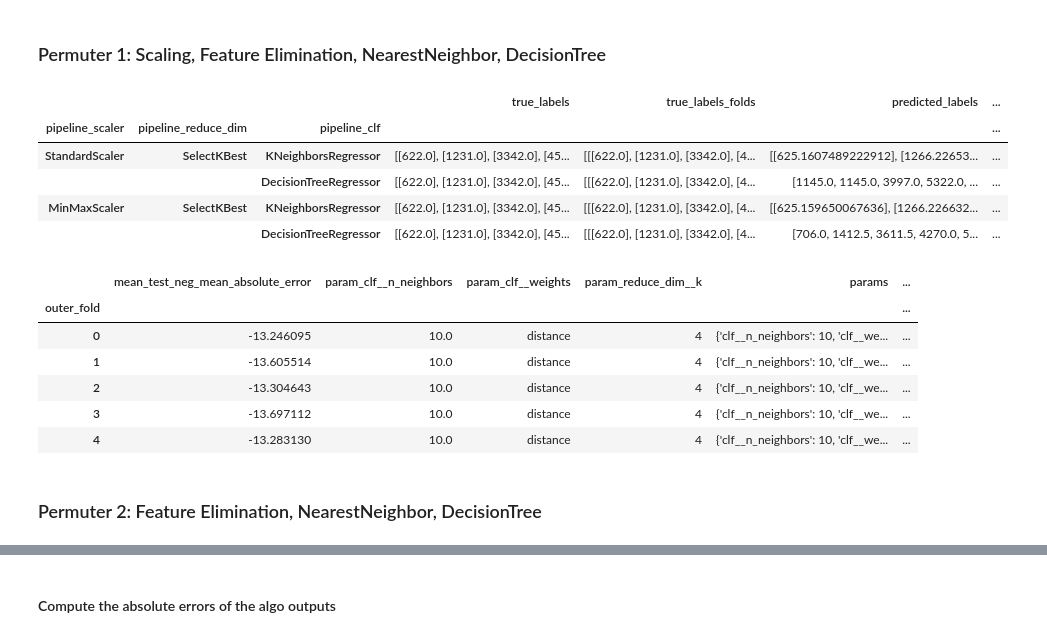
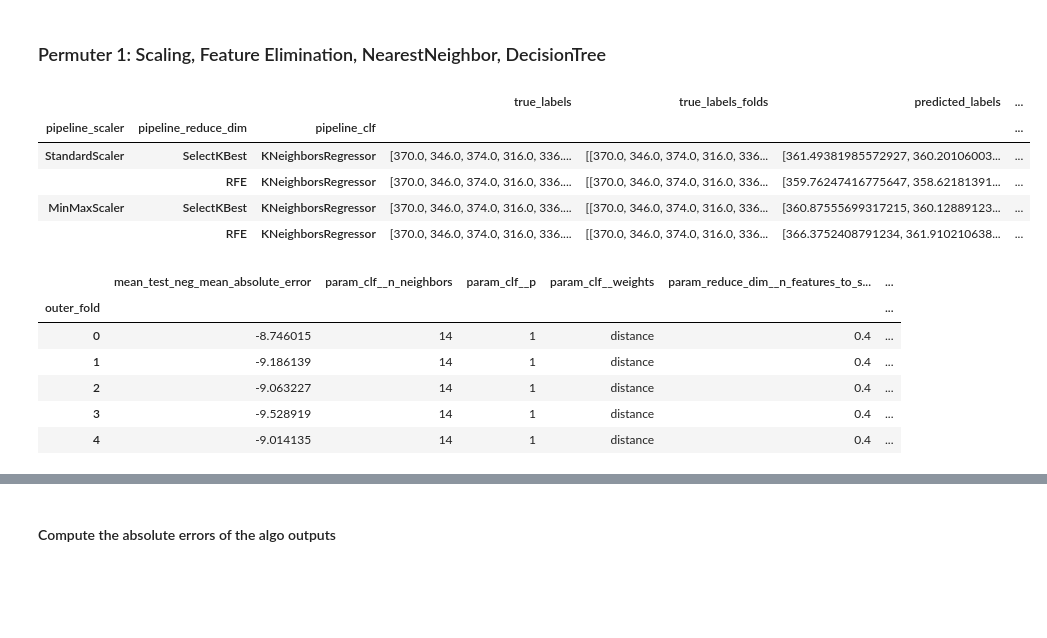
Before and after one commit to empkins/pepbench, a Jupyter notebook: experiments/pep_algorithm_benchmarking/notebooks/ML_analysis/EvaluateModelPerformance.ipynb, the cells around one changed output, grey strips where cells are left out. Saved outputs shown, nothing was run; the diff lists cells and outputs as text; code cells hidden in the pictures; blank space fills up the shorter version.

```diff
--- a/experiments/pep_algorithm_benchmarking/notebooks/ML_analysis/EvaluateModelPerformance.ipynb
+++ b/experiments/pep_algorithm_benchmarking/notebooks/ML_analysis/EvaluateModelPerformance.ipynb
@@ -25,24 +28,22 @@ data_path = Path("../../results/train_test_data")
 # %% [markdown]
 ### Permuter 1: Scaling, Feature Elimination, NearestNeighbor, DecisionTree
 # %%
-permuter1 = SklearnPipelinePermuter.from_pickle(model_path.joinpath("Feature_Elimination_NN_DT_MAE_all_algos.pkl"))
+permuter1 = SklearnPipelinePermuter.from_pickle(model_path.joinpath("KNeighbors.pkl"))
 permuter1.metric_summary()
 # %% [output]
 |  |  |  | true_labels | true_labels_folds | predicted_labels | ... |
 | pipeline_scaler | pipeline_reduce_dim | pipeline_clf |  |  |  | ... |
-| StandardScaler | SelectKBest | KNeighborsRegressor | [[622.0], [1231.0], [3342.0], [45... | [[[622.0], [1231.0], [3342.0], [4... | [[625.1607489222912], [1266.22653... | ... |
-|  |  | DecisionTreeRegressor | [[622.0], [1231.0], [3342.0], [45... | [[[622.0], [1231.0], [3342.0], [4... | [1145.0, 1145.0, 3997.0, 5322.0, ... | ... |
-| MinMaxScaler | SelectKBest | KNeighborsRegressor | [[622.0], [1231.0], [3342.0], [45... | [[[622.0], [1231.0], [3342.0], [4... | [[625.159650067636], [1266.226632... | ... |
-|  |  | DecisionTreeRegressor | [[622.0], [1231.0], [3342.0], [45... | [[[622.0], [1231.0], [3342.0], [4... | [706.0, 1412.5, 3611.5, 4270.0, 5... | ... |
+| StandardScaler | SelectKBest | KNeighborsRegressor | [370.0, 346.0, 374.0, 316.0, 336.... | [[370.0, 346.0, 374.0, 316.0, 336... | [361.49381985572927, 360.20106003... | ... |
+|  | RFE | KNeighborsRegressor | [370.0, 346.0, 374.0, 316.0, 336.... | [[370.0, 346.0, 374.0, 316.0, 336... | [359.76247416775647, 358.62181391... | ... |
+| MinMaxScaler | SelectKBest | KNeighborsRegressor | [370.0, 346.0, 374.0, 316.0, 336.... | [[370.0, 346.0, 374.0, 316.0, 336... | [360.87555699317215, 360.12889123... | ... |
+|  | RFE | KNeighborsRegressor | [370.0, 346.0, 374.0, 316.0, 336.... | [[370.0, 346.0, 374.0, 316.0, 336... | [366.3752408791234, 361.910210638... | ... |
 # %%
 permuter1.best_hyperparameter_pipeline()
 # %% [output]
-|  | mean_test_neg_mean_absolute_error | param_clf__n_neighbors | param_clf__weights | param_reduce_dim__k | params | ... |
+|  | mean_test_neg_mean_absolute_error | param_clf__n_neighbors | param_clf__p | param_clf__weights | param_reduce_dim__n_features_to_s... | ... |
 | outer_fold |  |  |  |  |  | ... |
-| 0 | -13.246095 | 10.0 | distance | 4 | {'clf__n_neighbors': 10, 'clf__we... | ... |
-| 1 | -13.605514 | 10.0 | distance | 4 | {'clf__n_neighbors': 10, 'clf__we... | ... |
-| 2 | -13.304643 | 10.0 | distance | 4 | {'clf__n_neighbors': 10, 'clf__we... | ... |
-| 3 | -13.697112 | 10.0 | distance | 4 | {'clf__n_neighbors': 10, 'clf__we... | ... |
-| 4 | -13.283130 | 10.0 | distance | 4 | {'clf__n_neighbors': 10, 'clf__we... | ... |
+| 0 | -8.746015 | 14 | 1 | distance | 0.4 | ... |
+| 1 | -9.186139 | 14 | 1 | distance | 0.4 | ... |
+| 2 | -9.063227 | 14 | 1 | distance | 0.4 | ... |
+| 3 | -9.528919 | 14 | 1 | distance | 0.4 | ... |
+| 4 | -9.014135 | 14 | 1 | distance | 0.4 | ... |
-# %% [markdown]
-### Permuter 2: Feature Elimination, NearestNeighbor, DecisionTree
```
Also changed, not shown: parts of 20 cells of this notebook, 23 other files.
